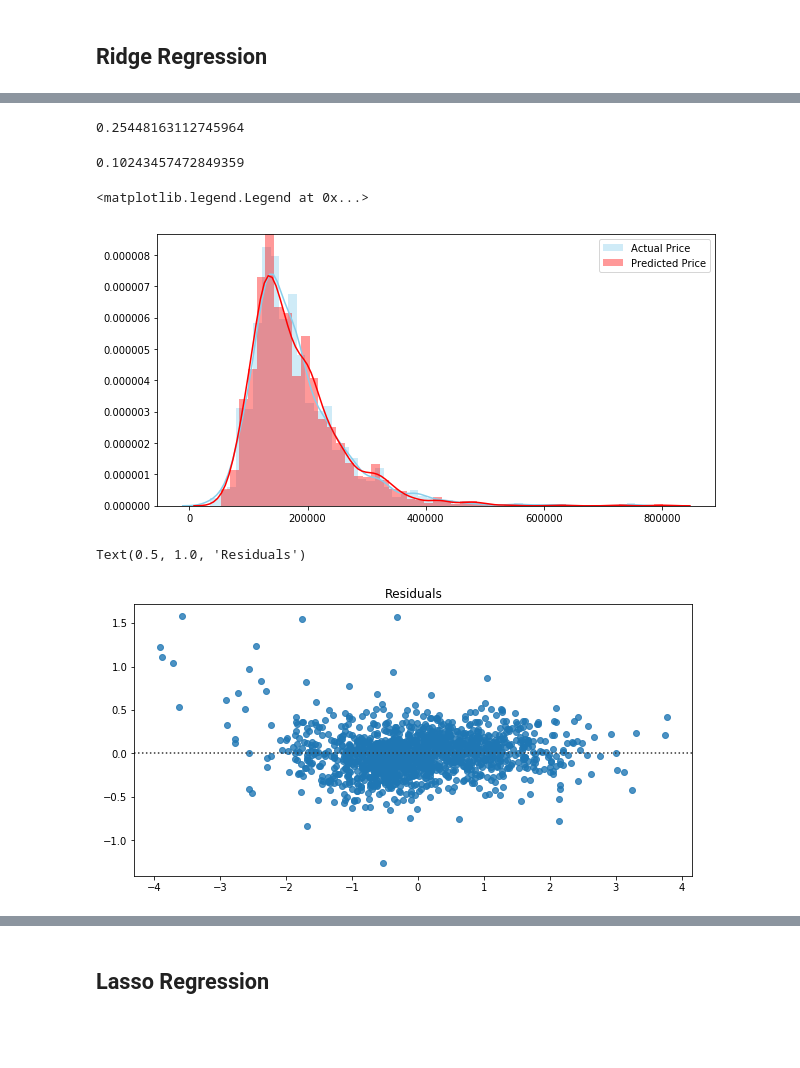
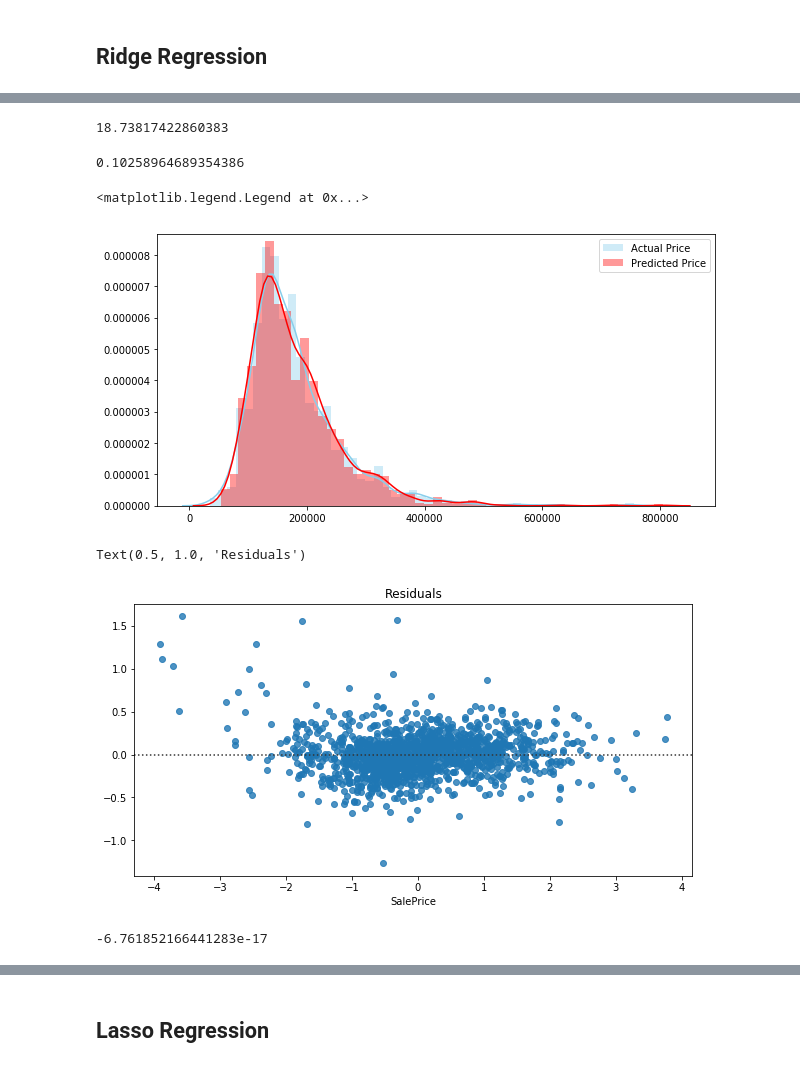
Before and after one commit to ARomau/HousingPrice_ML_Project, a Jupyter notebook: Final_Housing_Code.ipynb, the cells around one changed output, grey strips where cells are left out. Cells and saved outputs as stored; diff of their text form; code cells hidden in the pictures; blank space fills up the shorter version.

```diff
--- a/Final_Housing_Code.ipynb
+++ b/Final_Housing_Code.ipynb
@@ -476,6 +476,6 @@ df = df.drop(['1stFlrSF', '2ndFlrSF', 'TotalBsmtSF'], axis = 1)#################
 df['Baths'] = df['BsmtFullBath'] + df['BsmtHalfBath']*0.5 + df['FullBath'] + df['HalfBath']*0.5
 df.drop(['FullBath', 'HalfBath', 'BsmtFullBath', 'BsmtHalfBath'], axis = 1, inplace = True)
 # Combine WoodDeckSF, OpenPorchSF, 3SsnPorch, ScreenPorch
-df['PorchSF'] = df['WoodDeckSF'] + df['OpenPorchSF'] + df['3SsnPorch'] + df['ScreenPorch']
+df['PorchSF'] = df['WoodDeckSF'] + df['OpenPorchSF'] + df['3SsnPorch'] + df['ScreenPorch'] + df['EnclosedPorch']
 # Drop EnclosedPorch
-df.drop('EnclosedPorch', axis = 1, inplace = True)
+df.drop(columns = ['WoodDeckSF', 'OpenPorchSF', '3SsnPorch', 'ScreenPorch', 'EnclosedPorch'], axis = 1, inplace = True)
@@ -1310,28 +1178,33 @@ Ridge(alpha=15.199110829529332, copy_X=True, fit_intercept=True,
+# %%
+ridge_cv.alpha_
+# %% [output]
+18.73817422860383
 # %%
 ridge_pred_train = ridge.predict(features)
 ridge_pred_train_unscaled = np.exp(scaler2.inverse_transform(ridge_pred_train))
-# %%
-print(rmse(ridge_pred_train, price))
-# %% [output]
-0.25448163112745964
 # %%
-print(rmse_kaggle(np.array(real_price), ridge_pred_train_unscaled))
+print(rmse_kaggle(np.array(actual_price).reshape(1,-1), ridge_pred_train_unscaled))
 # %% [output]
-0.10243457472849359
+0.10258964689354386
 # %%
-sns.distplot(real_price, color="skyblue", label="Actual Price")
+sns.distplot(actual_price, color="skyblue", label="Actual Price")
 sns.distplot(ridge_pred_train_unscaled , color="red", label="Predicted Price")
 plt.legend()
 # %% [output]
 <matplotlib.legend.Legend at 0x...>
-[figure, old version]
+[figure, new version]
 # %%
-sns.residplot(np.array(price), ridge_pred_train).set_title('Residuals')
+sns.residplot(price, ridge_pred_train).set_title('Residuals')
 # %% [output]
 Text(0.5, 1.0, 'Residuals')
-[figure, old version]
+[figure, new version]
 # %%
 residuals = price - ridge_pred_train
 outliers = residuals[np.abs(stats.zscore(residuals)) > 3].index.tolist()
 #plt.savefig('images/Ridge_prediction_residuals.png', dpi=300, bbox_inches='tight')
+# %%
+residuals = price - ridge_pred_train
+residuals.mean()
+# %% [output]
+-6.761852166441283e-17
 # %%
```
Also changed, not shown: parts of 126 cells of this notebook.
